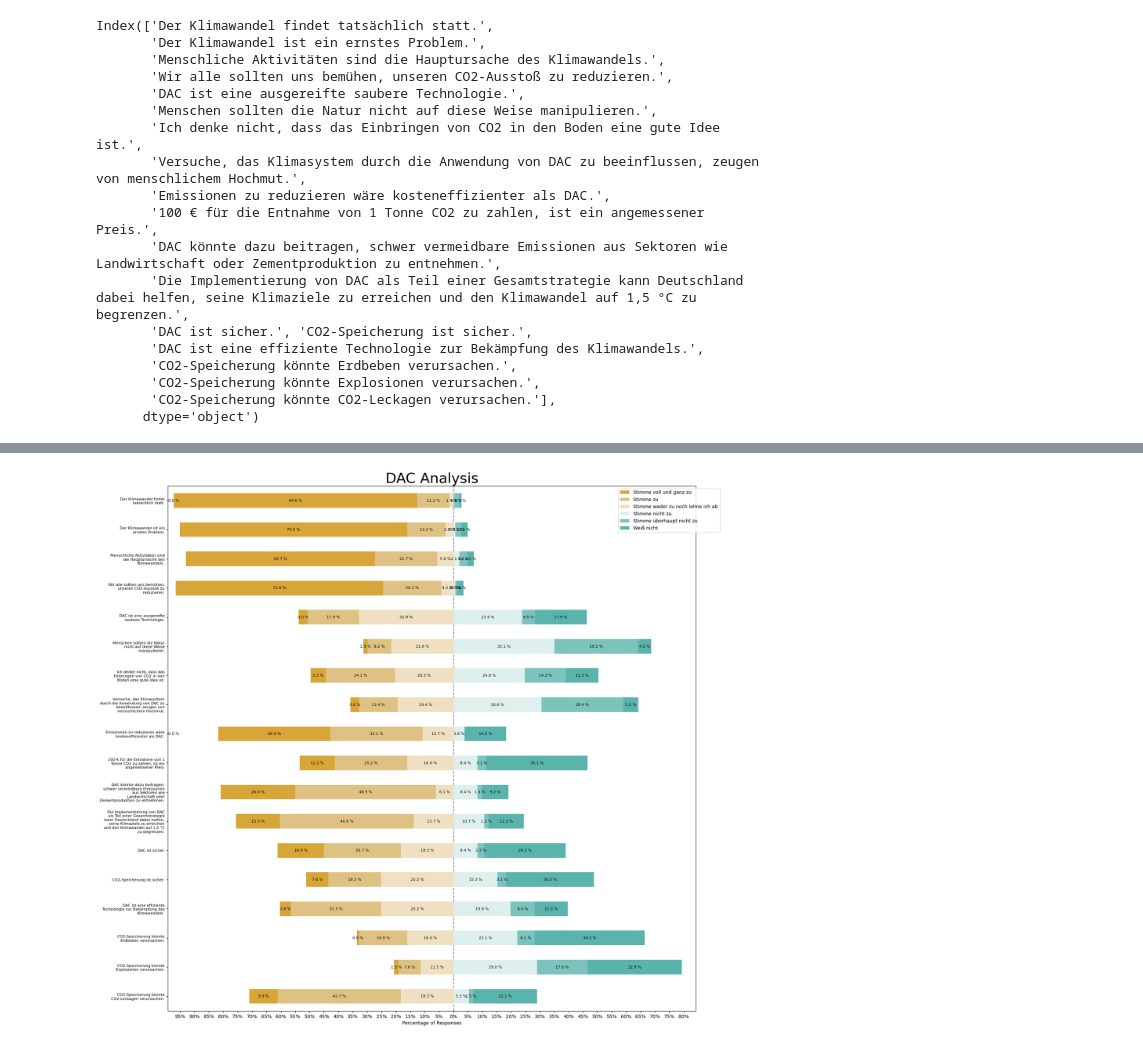
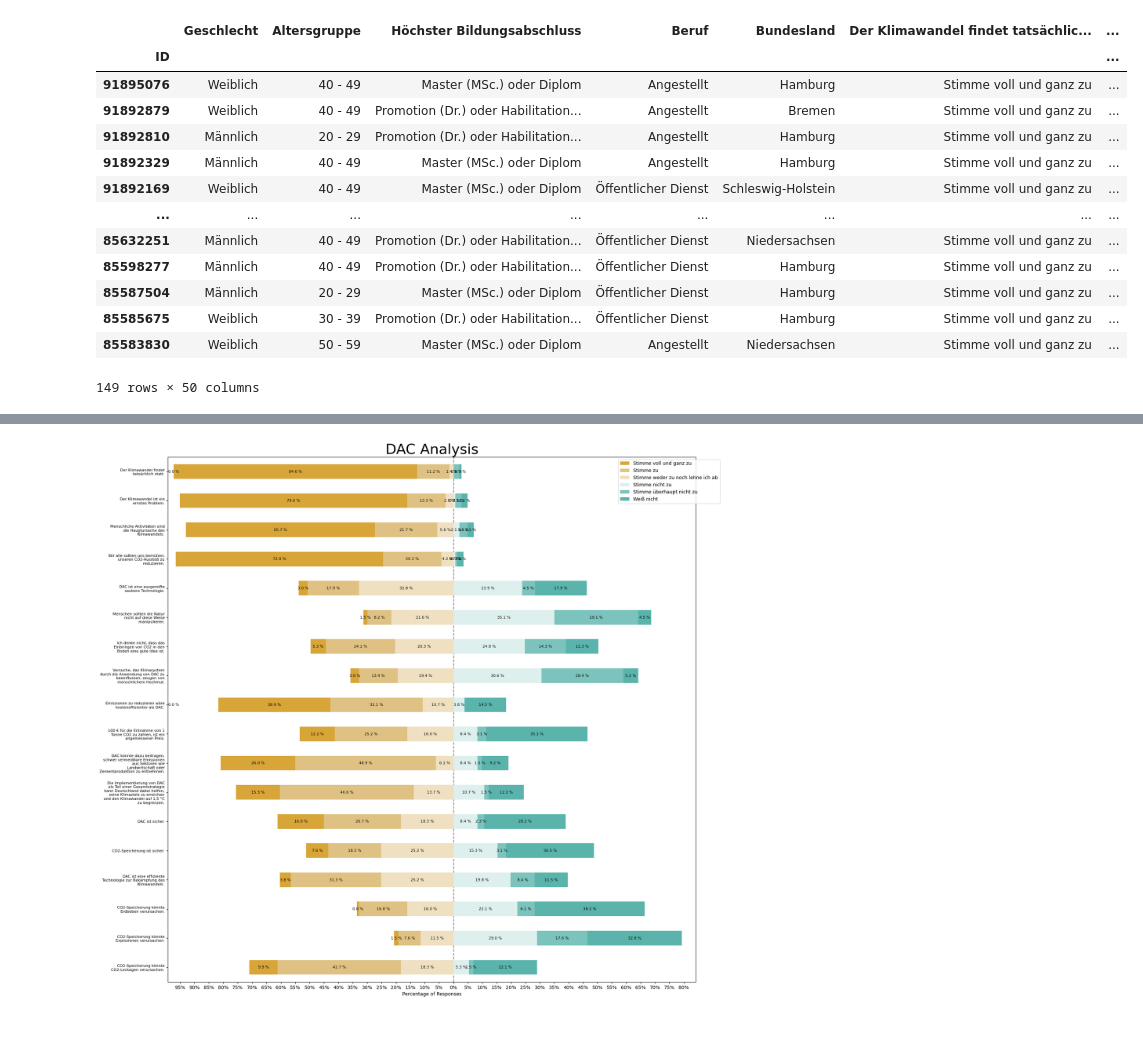
Before and after one commit to climate-service-center/dacstore, a Jupyter notebook: dacstore/dac.ipynb, the cells around one changed output, grey strips where cells are left out. Saved outputs shown, nothing was run; the diff lists cells and outputs as text; code cells hidden in the pictures.

```diff
--- a/dacstore/dac.ipynb
+++ b/dacstore/dac.ipynb
@@ -4,37 +7,24 @@
 # %%
 from dac_analysis import get_df
+from dac_config import scale, groups
 
 df = get_df("data.csv")
-likerts = df[[c for c in df.columns if c.endswith(".")]]
 
-my_scale = [
-    "Stimme voll und ganz zu",
-    "Stimme zu",
-    "Stimme weder zu noch lehne ich ab",
-    "Stimme nicht zu",
-    "Stimme überhaupt nicht zu",
-    "Weiß nicht",
-]
+df
+
+#likerts = df[[c for c in df.columns if c.endswith(".")]]
+# %% [output]
+|  | Geschlecht | Altersgruppe | Höchster Bildungsabschluss | Beruf | Bundesland | Der Klimawandel findet tatsächlic... | ... |
+| ID |  |  |  |  |  |  | ... |
+| 91895076 | Weiblich | 40 - 49 | Master (MSc.) oder Diplom | Angestellt | Hamburg | Stimme voll und ganz zu | ... |
+| 91892879 | Weiblich | 40 - 49 | Promotion (Dr.) oder Habilitation... | Angestellt | Bremen | Stimme voll und ganz zu | ... |
+| 91892810 | Männlich | 20 - 29 | Promotion (Dr.) oder Habilitation... | Angestellt | Hamburg | Stimme voll und ganz zu | ... |
+| 91892329 | Männlich | 40 - 49 | Master (MSc.) oder Diplom | Angestellt | Hamburg | Stimme voll und ganz zu | ... |
+| 91892169 | Weiblich | 40 - 49 | Master (MSc.) oder Diplom | Öffentlicher Dienst | Schleswig-Holstein | Stimme voll und ganz zu | ... |
+| ... | ... | ... | ... | ... | ... | ... | ... |
+| 85632251 | Männlich | 40 - 49 | Promotion (Dr.) oder Habilitation... | Öffentlicher Dienst | Niedersachsen | Stimme voll und ganz zu | ... |
+| 85598277 | Männlich | 40 - 49 | Promotion (Dr.) oder Habilitation... | Öffentlicher Dienst | Hamburg | Stimme voll und ganz zu | ... |
+| 85587504 | Männlich | 20 - 29 | Master (MSc.) oder Diplom | Öffentlicher Dienst | Hamburg | Stimme voll und ganz zu | ... |
+| 85585675 | Weiblich | 30 - 39 | Promotion (Dr.) oder Habilitation... | Öffentlicher Dienst | Hamburg | Stimme voll und ganz zu | ... |
+| 85583830 | Weiblich | 50 - 59 | Master (MSc.) oder Diplom | Angestellt | Niedersachsen | Stimme voll und ganz zu | ... |
+149 rows × 50 columns
-# %%
-# i think this means the same, right?
-likerts = likerts.replace({"Stimme ich zu": "Stimme zu"})
-likerts.columns
-# %% [output]
-Index(['Der Klimawandel findet tatsächlich statt.',
-       'Der Klimawandel ist ein ernstes Problem.',
-       'Menschliche Aktivitäten sind die Hauptursache des Klimawandels.',
-       'Wir alle sollten uns bemühen, unseren CO2-Ausstoß zu reduzieren.',
-       'DAC ist eine ausgereifte saubere Technologie.',
-       'Menschen sollten die Natur nicht auf diese Weise manipulieren.',
-       'Ich denke nicht, dass das Einbringen von CO2 in den Boden eine gute Idee ist.',
-       'Versuche, das Klimasystem durch die Anwendung von DAC zu beeinflussen, zeugen von menschlichem Hochmut.',
-       'Emissionen zu reduzieren wäre kosteneffizienter als DAC.',
-       '100 € für die Entnahme von 1 Tonne CO2 zu zahlen, ist ein angemessener Preis.',
-       'DAC könnte dazu beitragen, schwer vermeidbare Emissionen aus Sektoren wie Landwirtschaft oder Zementproduktion zu entnehmen.',
-       'Die Implementierung von DAC als Teil einer Gesamtstrategie kann Deutschland dabei helfen, seine Klimaziele zu erreichen und den Klimawandel auf 1,5 °C zu begrenzen.',
-       'DAC ist sicher.', 'CO2-Speicherung ist sicher.',
-       'DAC ist eine effiziente Technologie zur Bekämpfung des Klimawandels.',
-       'CO2-Speicherung könnte Erdbeben verursachen.',
-       'CO2-Speicherung könnte Explosionen verursachen.',
-       'CO2-Speicherung könnte CO2-Leckagen verursachen.'],
-      dtype='object')
```
Also changed, not shown: parts of 6 cells of this notebook, 3 other files.
